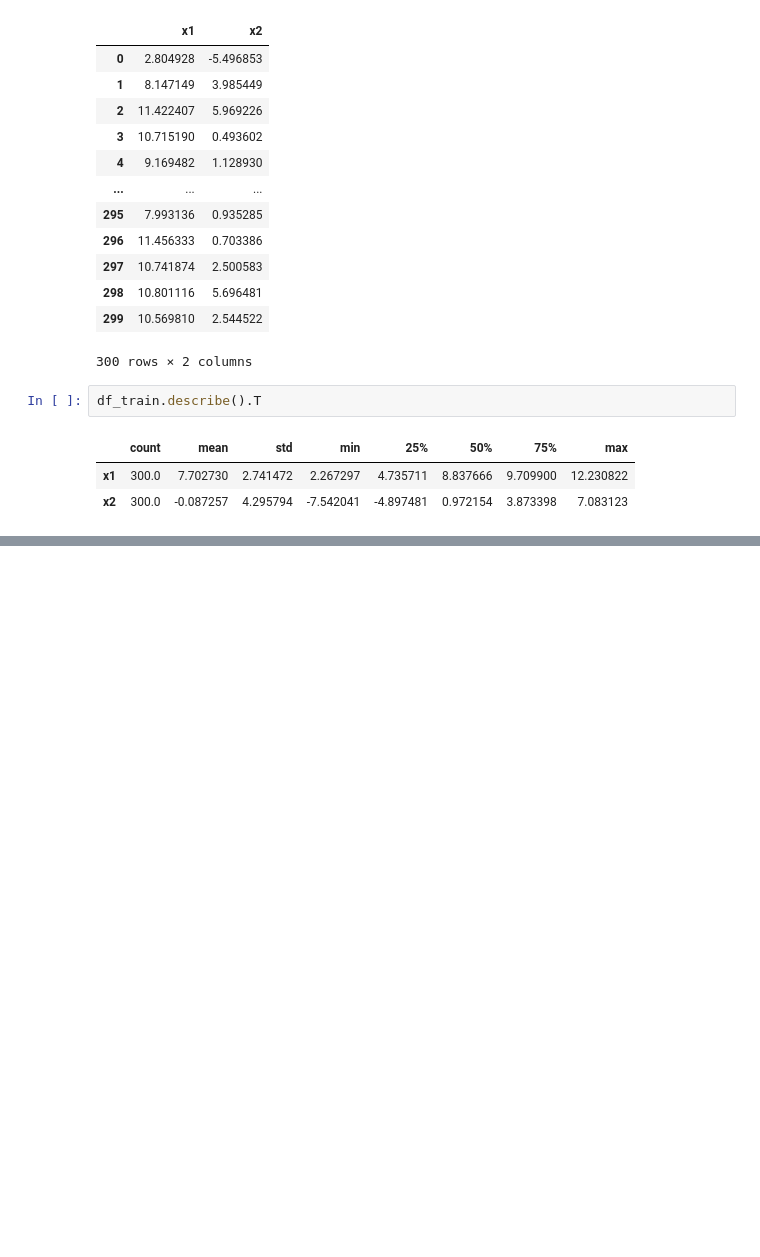
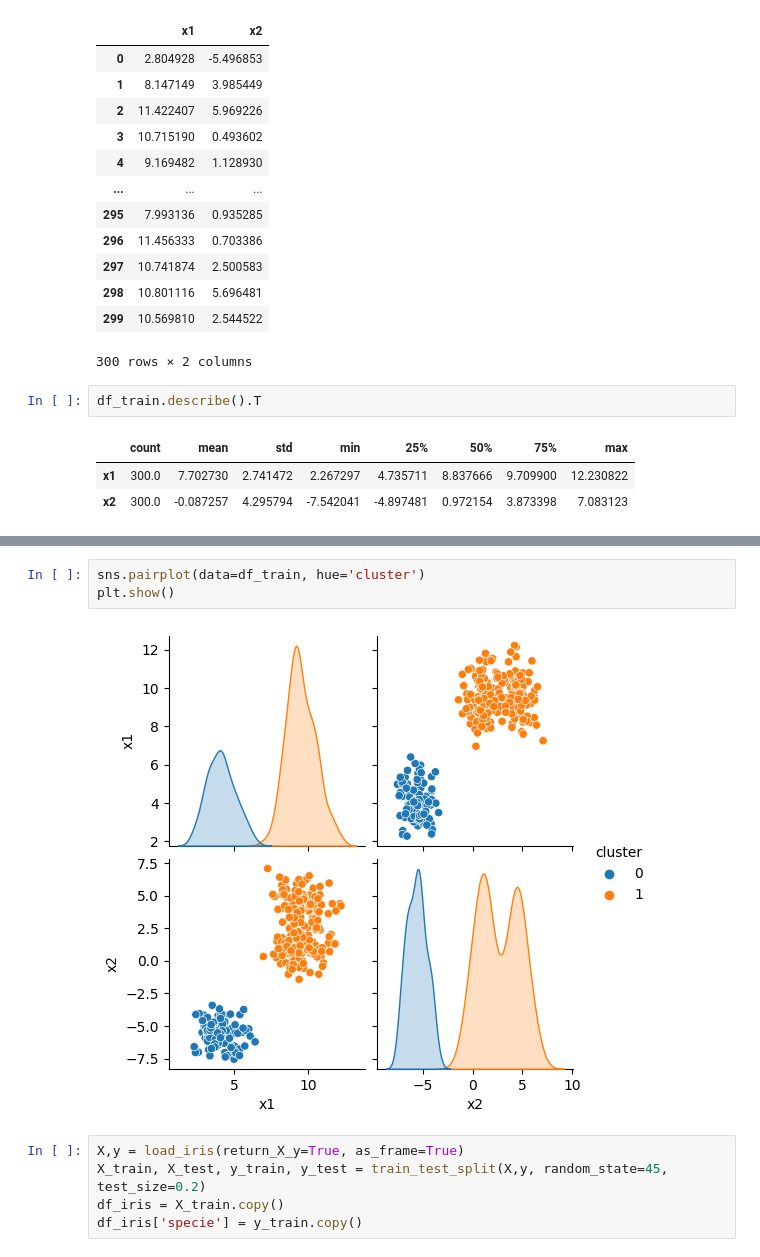
Before and after one commit to arnaldochm/unsupervised_learning, a Jupyter notebook: notebooks/notebook.ipynb, the cells around one changed output, grey strips where cells are left out. Saved outputs shown, nothing was run; the diff lists cells and outputs as text; blank space fills up the shorter version.

```diff
--- a/notebooks/notebook.ipynb
+++ b/notebooks/notebook.ipynb
@@ -95,0 +97,10 @@ sns.pairplot()
+# %%
+sns.pairplot(data=df_train, hue='cluster')
+plt.show()
+# %% [output]
+[figure, added]
+# %%
+X,y = load_iris(return_X_y=True, as_frame=True)
+X_train, X_test, y_train, y_test = train_test_split(X,y, random_state=45, test_size=0.2)
+df_iris = X_train.copy()
+df_iris['specie'] = y_train.copy()
```
Also changed, not shown: parts of 7 cells of this notebook.
